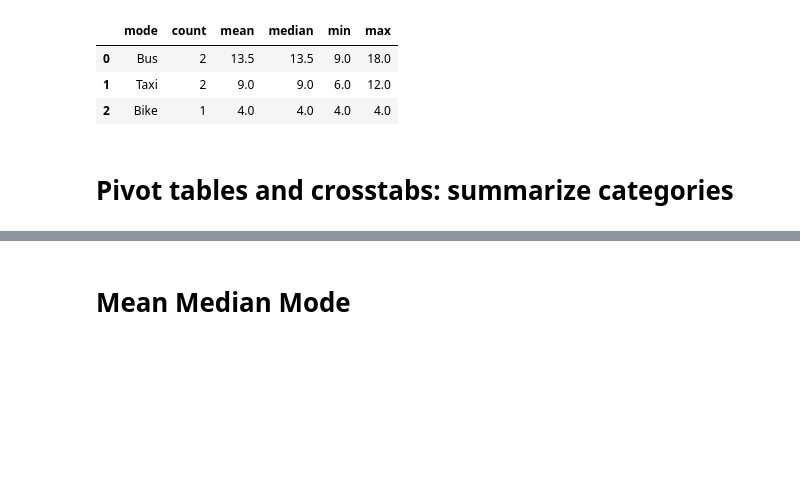
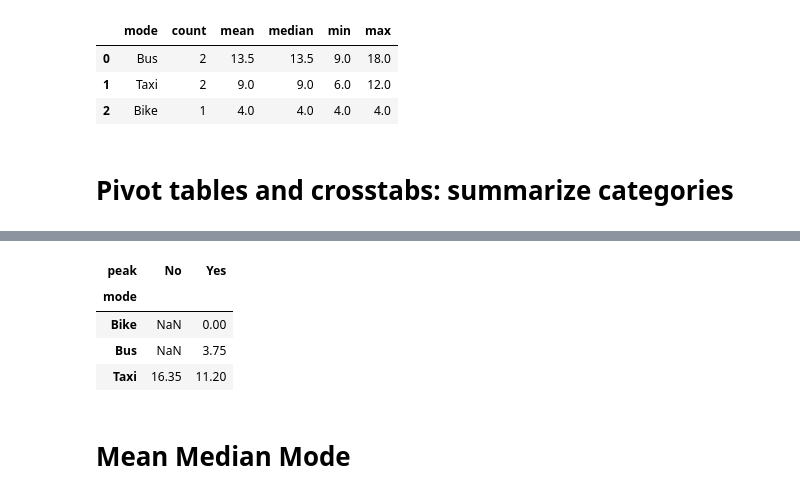
Before and after one commit to XiaomingLiGit/Descriptive-Statistics, a Jupyter notebook: w4/class 8 (pandas aggregation).ipynb, the cells around one changed output, grey strips where cells are left out. Cells and saved outputs as stored; diff of their text form; code cells hidden in the pictures; blank space fills up the shorter version.

```diff
--- a/w4/class 8 (pandas aggregation).ipynb
+++ b/w4/class 8 (pandas aggregation).ipynb
@@ -129,3 +169,18 @@ pd.crosstab(
+# %%
+# Pivot tables
+
+pd.pivot_table(df,
+    index='mode',
+    columns='peak',
+    values='fare_cad',
+    aggfunc='mean'
+)
+# %% [output]
+| peak | No | Yes |
+| mode |  |  |
+| Bike | NaN | 0.00 |
+| Bus | NaN | 3.75 |
+| Taxi | 16.35 | 11.20 |
 # %% [markdown]
 # Mean Median Mode
 # %%
```
Also changed, not shown: parts of 4 cells of this notebook.
